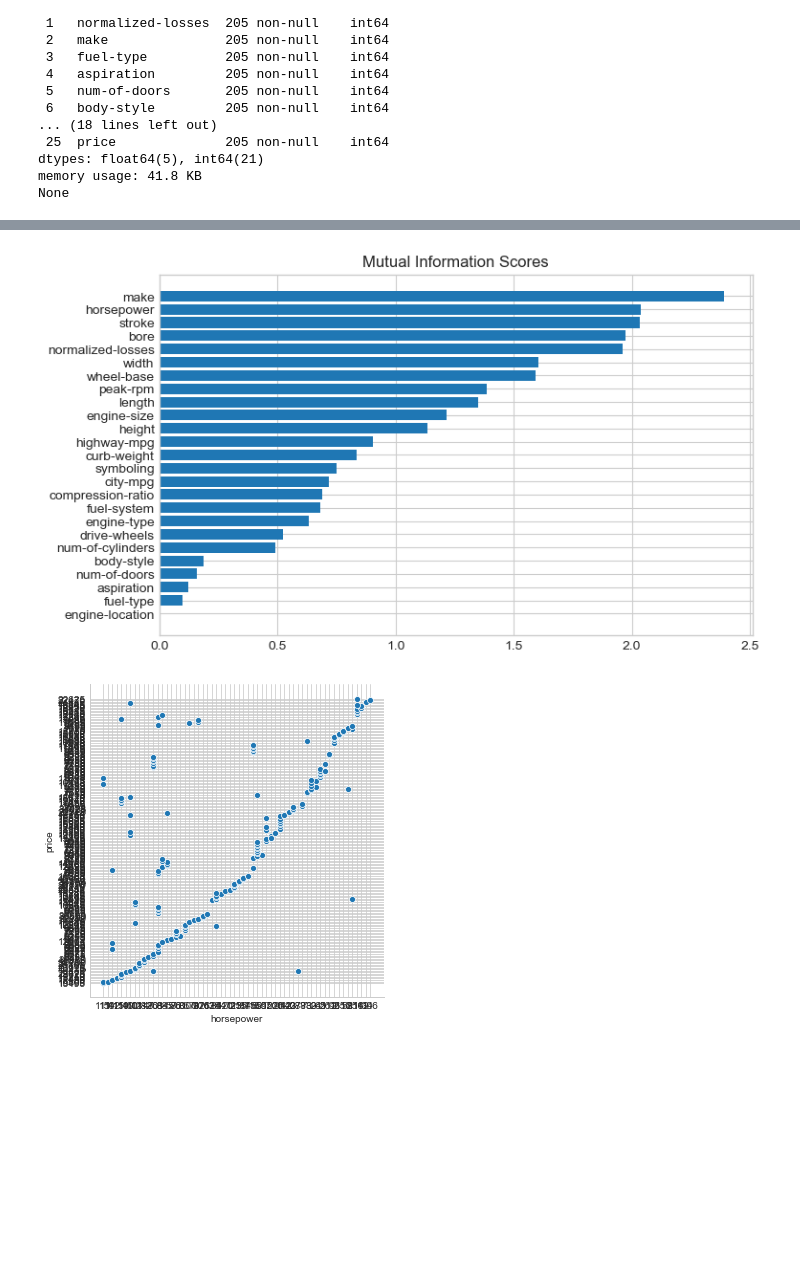
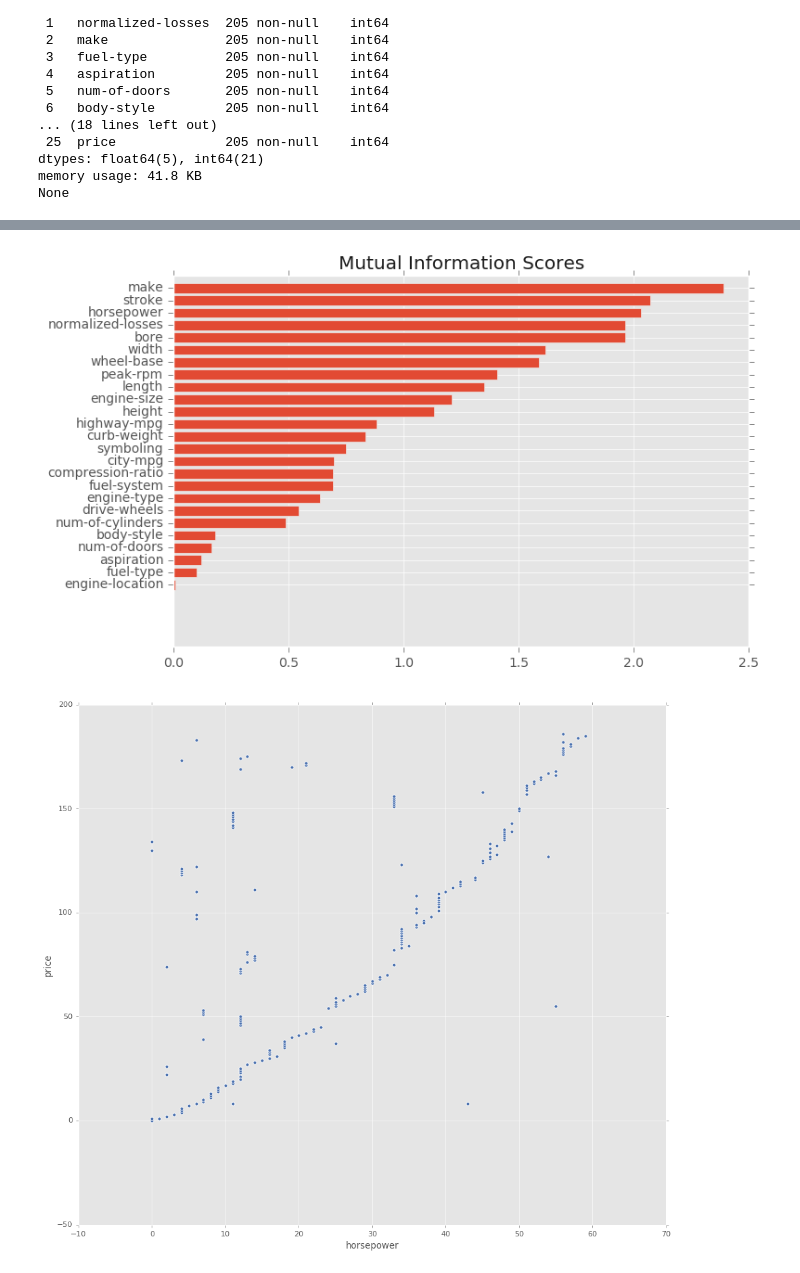
Before and after one commit to PMetcalf/scratch-pad, a Jupyter notebook: Data Science/Feature Engineering/mutual_info_auto.ipynb, the cells around one changed output, grey strips where cells are left out. Saved outputs shown, nothing was run; the diff lists cells and outputs as text; code cells hidden in the pictures; blank space fills up the shorter version.

```diff
--- a/Data Science/Feature Engineering/mutual_info_auto.ipynb
+++ b/Data Science/Feature Engineering/mutual_info_auto.ipynb
@@ -7,7 +7,7 @@ import seaborn as sns
 from sklearn.feature_selection import mutual_info_regression    # scikit MI
 # %%
 # Constants
-plt.style.use("seaborn-whitegrid")
+plt.style.use('ggplot')
 # %%
 # Load dataset
 data_string = r'C:\Developer\scratch-pad-python\Datasets\Automobile_data.csv'
@@ -132,9 +132,10 @@ def plot_mi_scores(scores):
 plt.figure(dpi = 100, figsize = (8, 5))
 plot_mi_scores(mi_scores)
 # %% [output]
-[figure, old version]
+[figure, new version]
 # %%
 # Visualise relationship distributions
-sns.relplot(x = "horsepower", y = "price", data = df);
+fig, ax = plt.subplots(figsize=(14, 12))
+sns.scatterplot(x = "horsepower", y = "price", data = Z, ax = ax);
 # %% [output]
-[figure, old version]
+[figure, new version]
```
Also changed, not shown: parts of 1 cell of this notebook.
